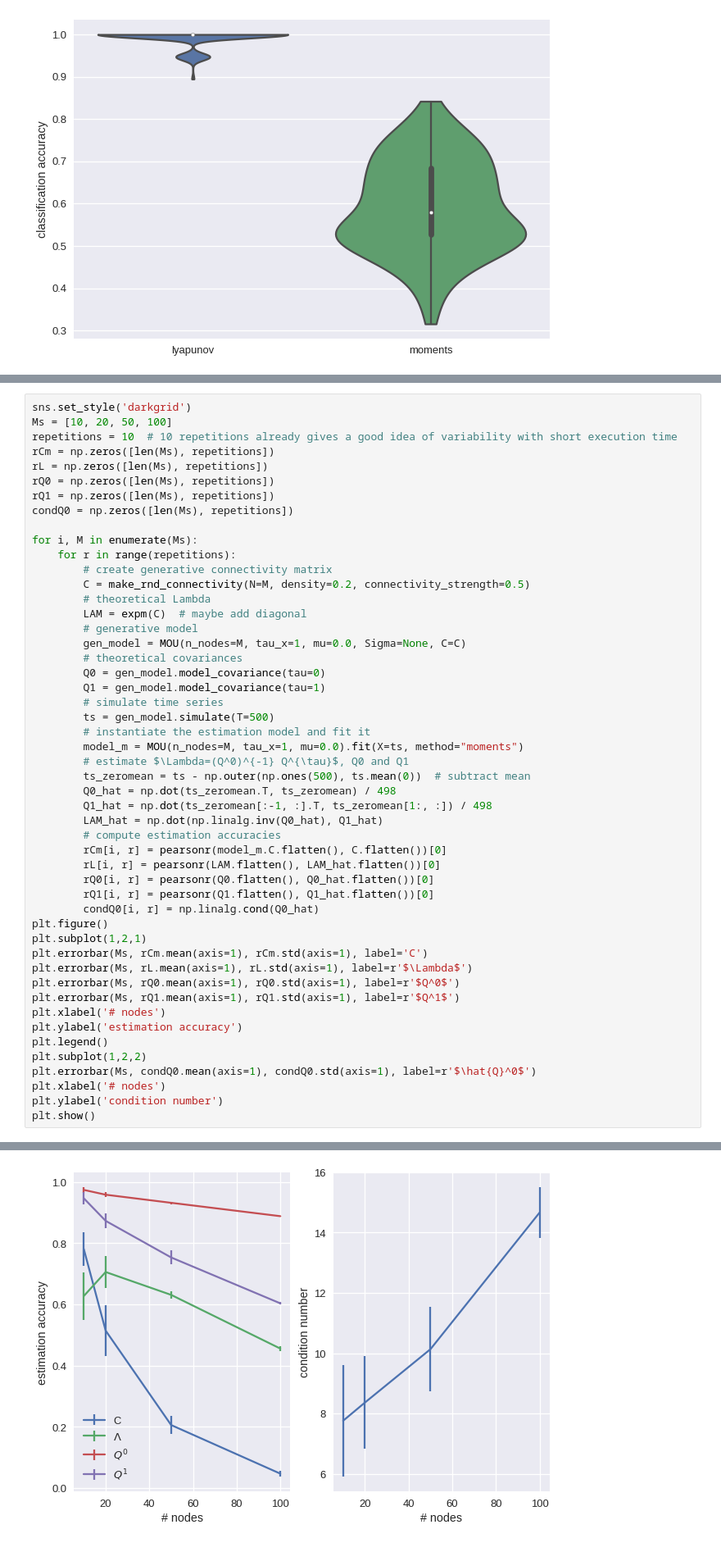
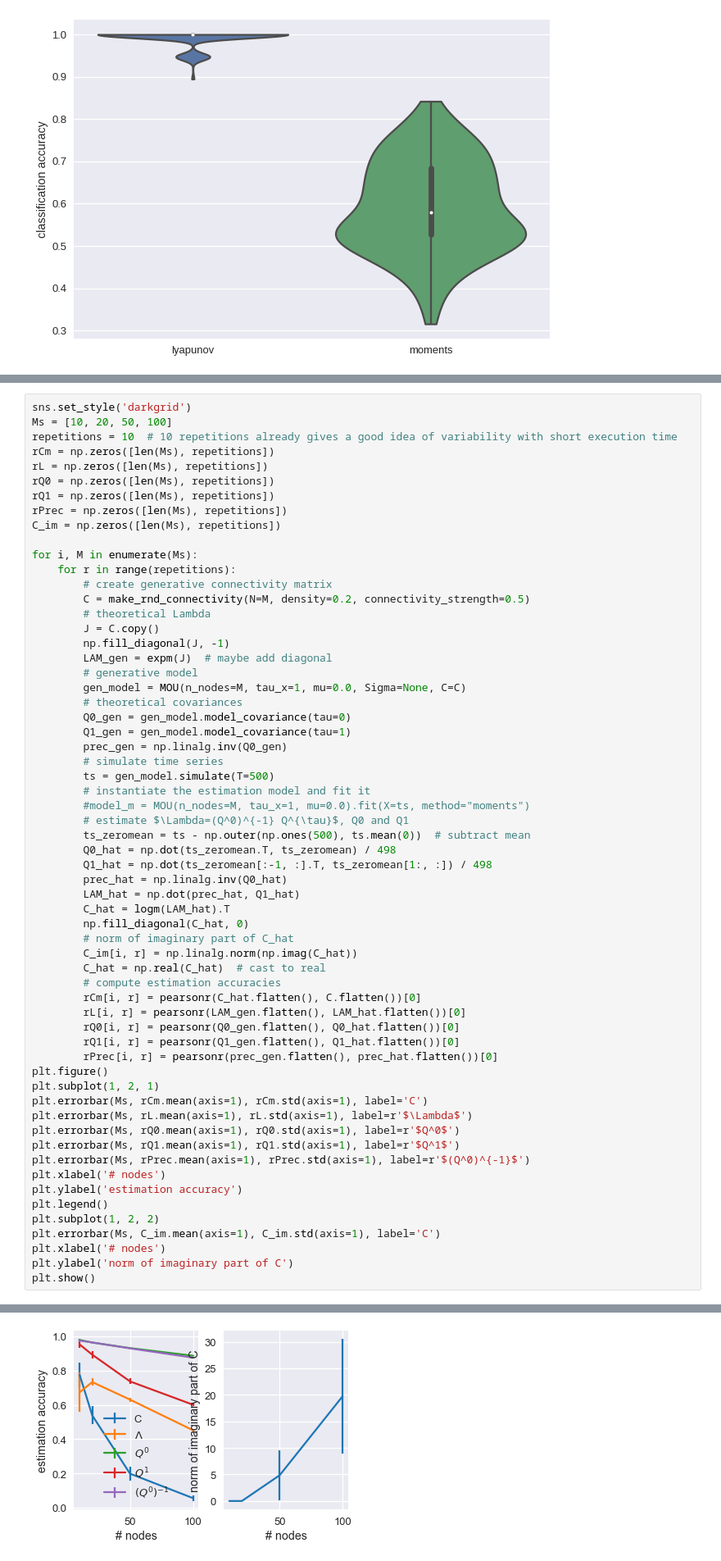
Before and after one commit to andins/bayes_MOU, a Jupyter notebook: group_meeting/MOU_bayesVSgradient.ipynb, the cells around one changed output, grey strips where cells are left out. Shown at 82% size. Drawn from its saved outputs; the diff is of its cells as text.

```diff
--- a/group_meeting/MOU_bayesVSgradient.ipynb
+++ b/group_meeting/MOU_bayesVSgradient.ipynb
@@ -429,46 +434,57 @@ rCm = np.zeros([len(Ms), repetitions])
 rL = np.zeros([len(Ms), repetitions])
 rQ0 = np.zeros([len(Ms), repetitions])
 rQ1 = np.zeros([len(Ms), repetitions])
-condQ0 = np.zeros([len(Ms), repetitions])
+rPrec = np.zeros([len(Ms), repetitions])
+C_im = np.zeros([len(Ms), repetitions])
 
 for i, M in enumerate(Ms):
     for r in range(repetitions):
         # create generative connectivity matrix
         C = make_rnd_connectivity(N=M, density=0.2, connectivity_strength=0.5)
         # theoretical Lambda
-        LAM = expm(C)  # maybe add diagonal
+        J = C.copy()
+        np.fill_diagonal(J, -1)
+        LAM_gen = expm(J)  # maybe add diagonal
         # generative model
         gen_model = MOU(n_nodes=M, tau_x=1, mu=0.0, Sigma=None, C=C)
         # theoretical covariances
-        Q0 = gen_model.model_covariance(tau=0)
-        Q1 = gen_model.model_covariance(tau=1)
+        Q0_gen = gen_model.model_covariance(tau=0)
+        Q1_gen = gen_model.model_covariance(tau=1)
+        prec_gen = np.linalg.inv(Q0_gen)
         # simulate time series
         ts = gen_model.simulate(T=500)
         # instantiate the estimation model and fit it
-        model_m = MOU(n_nodes=M, tau_x=1, mu=0.0).fit(X=ts, method="moments")
+        #model_m = MOU(n_nodes=M, tau_x=1, mu=0.0).fit(X=ts, method="moments")
         # estimate $\Lambda=(Q^0)^{-1} Q^{\tau}$, Q0 and Q1
         ts_zeromean = ts - np.outer(np.ones(500), ts.mean(0))  # subtract mean
         Q0_hat = np.dot(ts_zeromean.T, ts_zeromean) / 498
         Q1_hat = np.dot(ts_zeromean[:-1, :].T, ts_zeromean[1:, :]) / 498
-        LAM_hat = np.dot(np.linalg.inv(Q0_hat), Q1_hat)
+        prec_hat = np.linalg.inv(Q0_hat)
+        LAM_hat = np.dot(prec_hat, Q1_hat)
+        C_hat = logm(LAM_hat).T
+        np.fill_diagonal(C_hat, 0)
+        # norm of imaginary part of C_hat
+        C_im[i, r] = np.linalg.norm(np.imag(C_hat))
+        C_hat = np.real(C_hat)  # cast to real
         # compute estimation accuracies
-        rCm[i, r] = pearsonr(model_m.C.flatten(), C.flatten())[0]
-        rL[i, r] = pearsonr(LAM.flatten(), LAM_hat.flatten())[0]
-        rQ0[i, r] = pearsonr(Q0.flatten(), Q0_hat.flatten())[0]
-        rQ1[i, r] = pearsonr(Q1.flatten(), Q1_hat.flatten())[0]
-        condQ0[i, r] = np.linalg.cond(Q0_hat)
+        rCm[i, r] = pearsonr(C_hat.flatten(), C.flatten())[0]
+        rL[i, r] = pearsonr(LAM_gen.flatten(), LAM_hat.flatten())[0]
+        rQ0[i, r] = pearsonr(Q0_gen.flatten(), Q0_hat.flatten())[0]
+        rQ1[i, r] = pearsonr(Q1_gen.flatten(), Q1_hat.flatten())[0]
+        rPrec[i, r] = pearsonr(prec_gen.flatten(), prec_hat.flatten())[0]
 plt.figure()
-plt.subplot(1,2,1)
+plt.subplot(1, 2, 1)
 plt.errorbar(Ms, rCm.mean(axis=1), rCm.std(axis=1), label='C')
 plt.errorbar(Ms, rL.mean(axis=1), rL.std(axis=1), label=r'$\Lambda$')
 plt.errorbar(Ms, rQ0.mean(axis=1), rQ0.std(axis=1), label=r'$Q^0$')
 plt.errorbar(Ms, rQ1.mean(axis=1), rQ1.std(axis=1), label=r'$Q^1$')
+plt.errorbar(Ms, rPrec.mean(axis=1), rPrec.std(axis=1), label=r'$(Q^0)^{-1}$')
 plt.xlabel('# nodes')
 plt.ylabel('estimation accuracy')
 plt.legend()
-plt.subplot(1,2,2)
-plt.errorbar(Ms, condQ0.mean(axis=1), condQ0.std(axis=1), label=r'$\hat{Q}^0$')
+plt.subplot(1, 2, 2)
+plt.errorbar(Ms, C_im.mean(axis=1), C_im.std(axis=1), label='C')
 plt.xlabel('# nodes')
-plt.ylabel('condition number')
+plt.ylabel('norm of imaginary part of C')
 plt.show()
 # %% [output]
@@ -492 +491 @@ Warning: complex values in J; casting to real!
-[figure, old version]
+[figure, new version]
```
Also changed, not shown: parts of 4 cells of this notebook.
